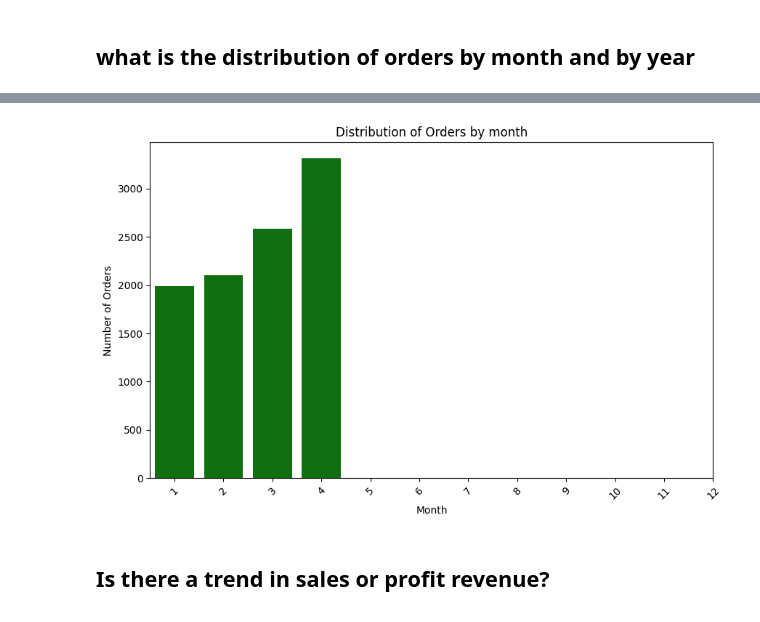
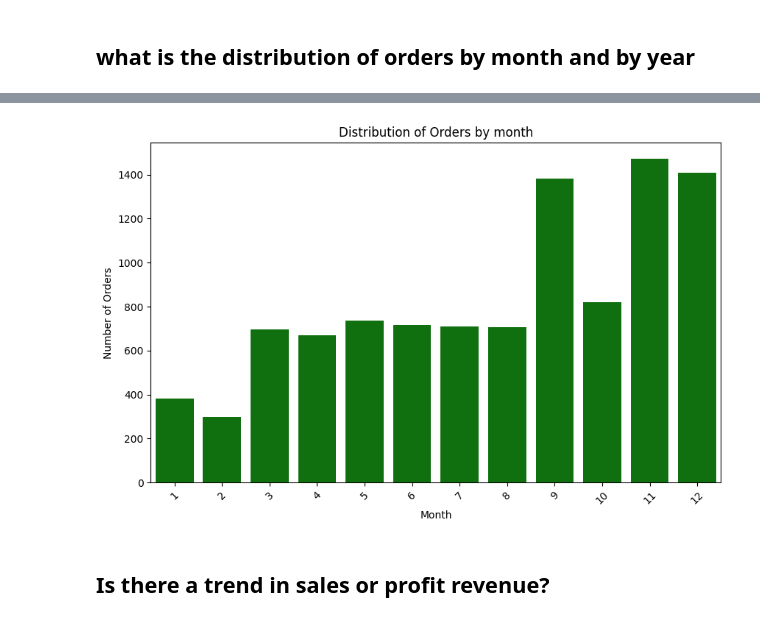
Before and after one commit to iamparody/superstore-analytics, a Jupyter notebook: Superstore Analytics.ipynb, the cells around one changed output, grey strips where cells are left out. Drawn from its saved outputs; the diff is of its cells as text; code cells hidden in the pictures.

```diff
--- a/Superstore Analytics.ipynb
+++ b/Superstore Analytics.ipynb
@@ -114,13 +114,13 @@ plt.show()
 # %%
 plt.figure(figsize=(10,6))
-sns.countplot(x='year',data=df,color='green')
+sns.countplot(x='month',data=df,color='green')
 plt.title('Distribution of Orders by month')
 plt.xlabel('Month')
 plt.ylabel('Number of Orders')
 plt.xticks(ticks=np.arange(len(df['month'].unique())),labels=sorted(df['month'].unique()),rotation=45)
 plt.show()
 # %% [output]
-[figure, old version]
+[figure, new version]
 # %% [markdown]
 ## Is there a trend in sales or profit revenue?
 # %% [markdown]
```
Also changed, not shown: parts of 20 cells of this notebook.
